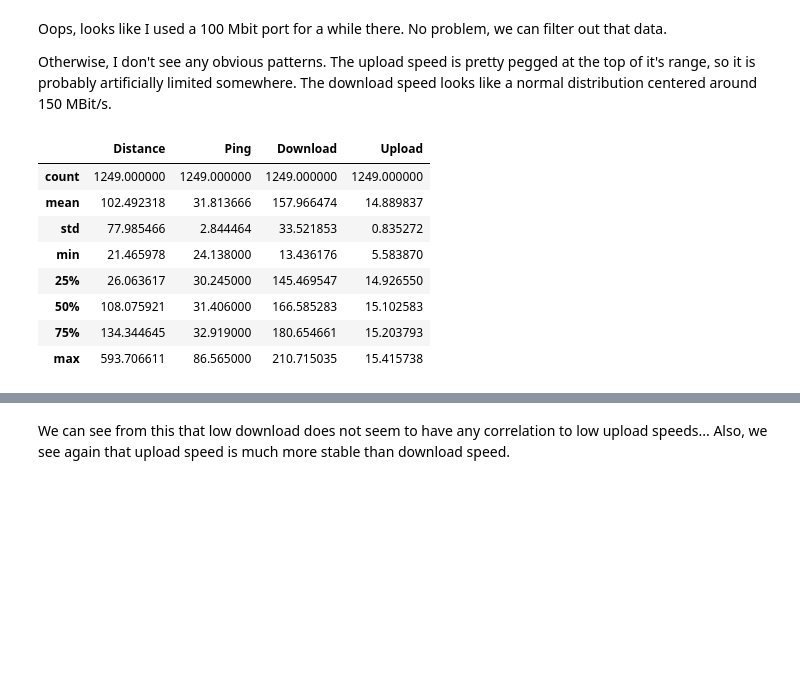
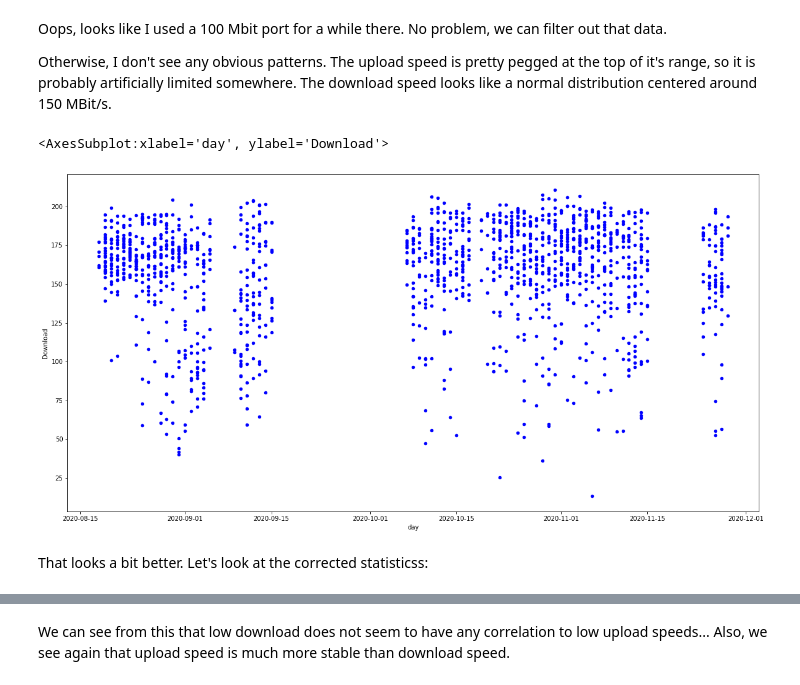
Before and after one commit to cfstras/speedtest, a Jupyter notebook: analysis.ipynb, the cells around one changed output, grey strips where cells are left out. Cells and saved outputs as stored; diff of their text form; code cells hidden in the pictures; blank space fills up the shorter version.

```diff
--- a/analysis.ipynb
+++ b/analysis.ipynb
@@ -125,20 +125,18 @@ Otherwise, I don't see any obvious patterns. The upload speed is pretty pegged a
 # %%
 # Delete bad data
 from datetime import datetime
-start_delete = datetime.strptime("2020-09-15", "%Y-%m-%d").date()
-end_delete = datetime.strptime("2020-10-06", "%Y-%m-%d").date()
-filtered = df[(df['Timestamp'].dt.date < start_delete) | (df['Timestamp'].dt.date > end_delete)]
+def filter_bad(filtered, start, end):
+    start_delete = datetime.strptime(start, "%Y-%m-%d").date()
+    end_delete = datetime.strptime(end, "%Y-%m-%d").date()
+    return filtered[(filtered['Timestamp'].dt.date < start_delete) | (filtered['Timestamp'].dt.date > end_delete)]
 
-# Also regenerate our statistics with this cleaned-up data.
+filtered = filter_bad(df, "2020-09-15", "2020-10-06")
+filtered = filter_bad(filtered, "2020-11-15", "2020-11-23")
 
-filtered[['Distance', 'Ping', 'Download', 'Upload']].describe()
+
+filtered.plot.scatter(y='Download', x='day', color="Blue")
 # %% [output]
-|  | Distance | Ping | Download | Upload |
-| count | 1249.000000 | 1249.000000 | 1249.000000 | 1249.000000 |
-| mean | 102.492318 | 31.813666 | 157.966474 | 14.889837 |
-| std | 77.985466 | 2.844464 | 33.521853 | 0.835272 |
-| min | 21.465978 | 24.138000 | 13.436176 | 5.583870 |
-| 25% | 26.063617 | 30.245000 | 145.469547 | 14.926550 |
-| 50% | 108.075921 | 31.406000 | 166.585283 | 15.102583 |
-| 75% | 134.344645 | 32.919000 | 180.654661 | 15.203793 |
-| max | 593.706611 | 86.565000 | 210.715035 | 15.415738 |
+<AxesSubplot:xlabel='day', ylabel='Download'>
+[figure, added]
+# %% [markdown]
+That looks a bit better. Let's look at the corrected statisticss:
```
Also changed, not shown: parts of 11 cells of this notebook, 18 other files.
